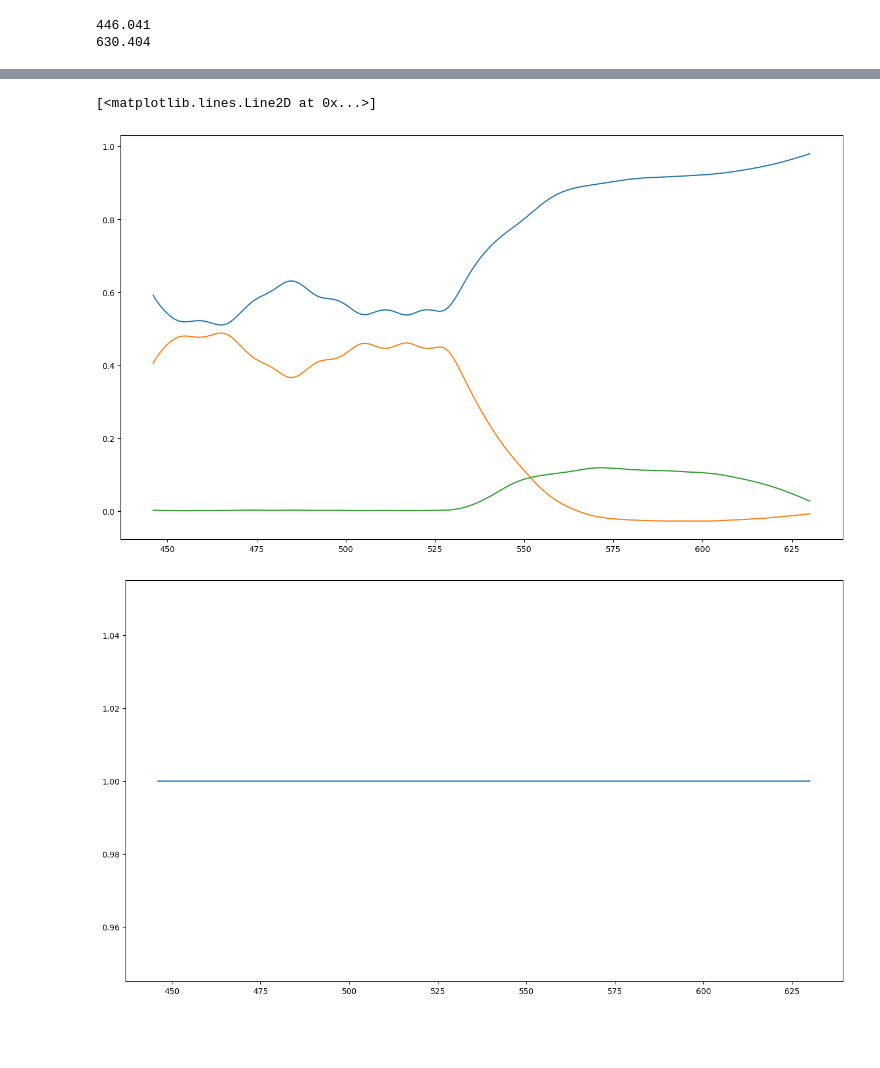
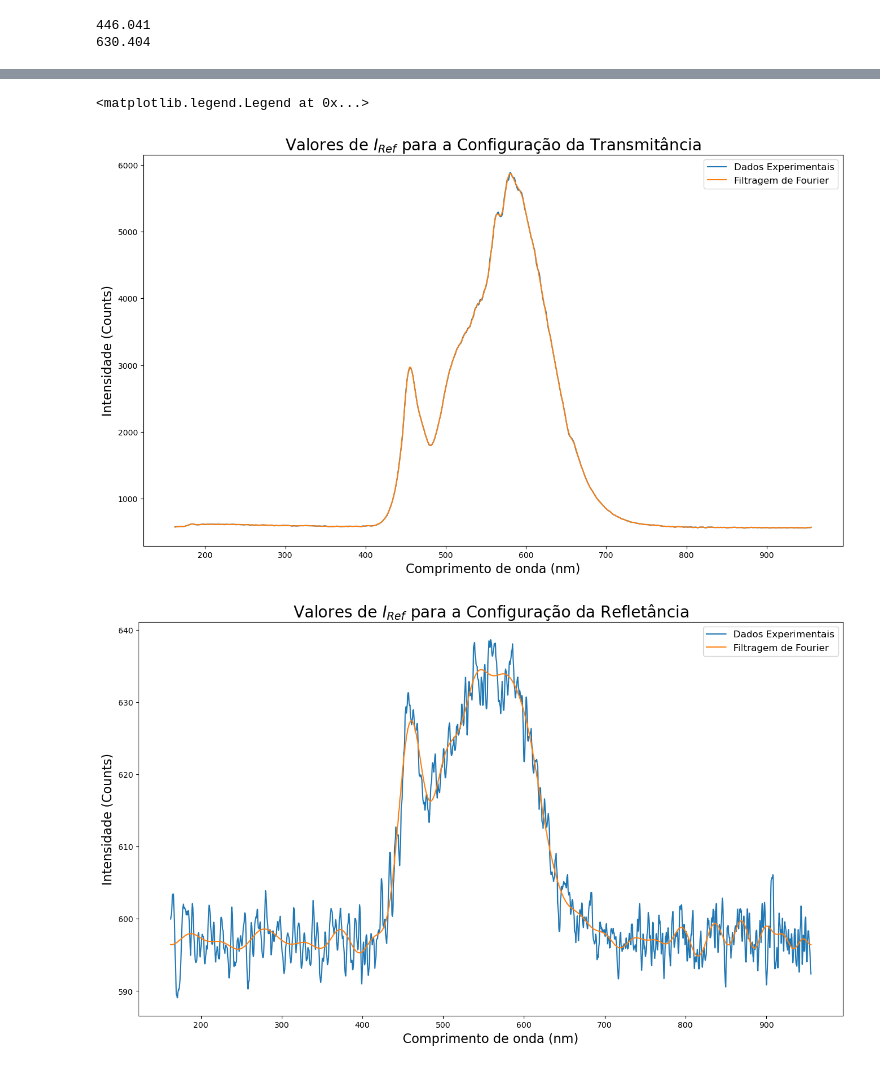
Before and after one commit to sergisousa/LABSFISICAIII, a Jupyter notebook: EXP 6/filtros/filtros.ipynb, the cells around one changed output, grey strips where cells are left out. Drawn from its saved outputs; the diff is of its cells as text; code cells hidden in the pictures; blank space fills up the shorter version.

```diff
--- a/EXP 6/filtros/filtros.ipynb
+++ b/EXP 6/filtros/filtros.ipynb
@@ -381,23 +81,33 @@ print(xx[np.argpartition(RRlaranja, -5)[-5:]])
-# %%
-### LARANJA FINAL
-
-## Normalizar
-
-TOTlaranja = RRlaranja + AAlaranja + TTlaranja
-RRlaranja = RRlaranja/TOTlaranja
-AAlaranja = AAlaranja/TOTlaranja
-TTlaranja = TTlaranja/TOTlaranja
-
-## Sobreposição
-
-plt.figure(figsize=(16,9))
-plt.plot(xx[610:1050], RRlaranja[610:1050])
-plt.plot(xx[610:1050], AAlaranja[610:1050])
-plt.plot(xx[610:1050], TTlaranja[610:1050])
-
-plt.figure(figsize=(16,9))
-plt.plot(xx[610:1050], (TTlaranja+AAlaranja+RRlaranja)[610:1050])
-# %% [output]
-[<matplotlib.lines.Line2D at 0x...>]
-[figure, removed]
-[figure, removed]
+# %%
+# REF-T
+refTP =  refTP0*relT
+
+ck = np.fft.rfft(refTP)
+ck[75:] *= 0
+refTP2 = np.fft.irfft(ck)
+
+plt.figure(figsize=(16,9))
+plt.title(r"Valores de $I_{Ref}$ para a Configuração da Transmitância", fontsize=20)
+plt.plot(xx,refTP, label="Dados Experimentais")
+plt.plot(xx,refTP2, label="Filtragem de Fourier")
+plt.xlabel("Comprimento de onda (nm)", fontsize=16)
+plt.ylabel("Intensidade (Counts)", fontsize=16)
+plt.legend(fontsize=12)
+
+# REF-R
+refRP =  refRP0*relR
+
+ck = np.fft.rfft(refRP)
+ck[25:] *= 0
+refRP2 = np.fft.irfft(ck)
+plt.figure(figsize=(16,9))
+plt.title(r"Valores de $I_{Ref}$ para a Configuração da Refletância", fontsize=20)
+plt.plot(xx,refRP, label="Dados Experimentais")
+plt.plot(xx,refRP2, label="Filtragem de Fourier")
+plt.xlabel("Comprimento de onda (nm)", fontsize=16)
+plt.ylabel("Intensidade (Counts)", fontsize=16)
+plt.legend(fontsize=12)
+# %% [output]
+<matplotlib.legend.Legend at 0x...>
+[figure, added]
+[figure, added]
```
Also changed, not shown: parts of 25 cells of this notebook.
